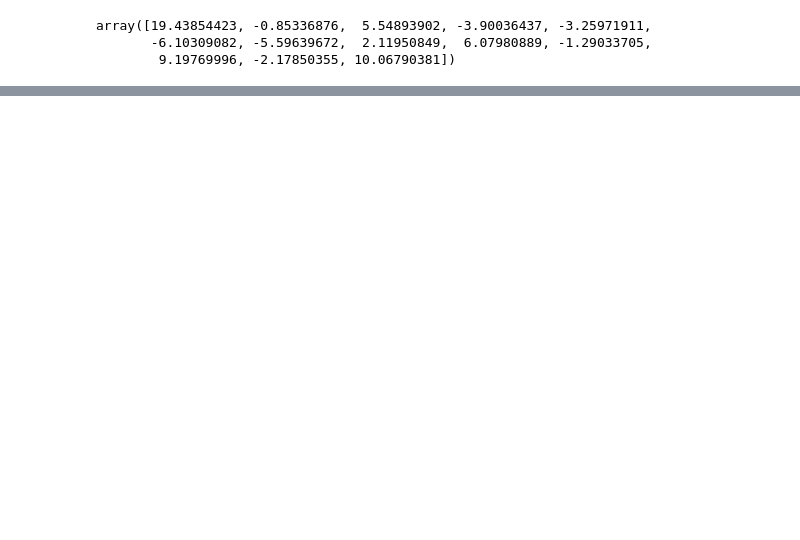
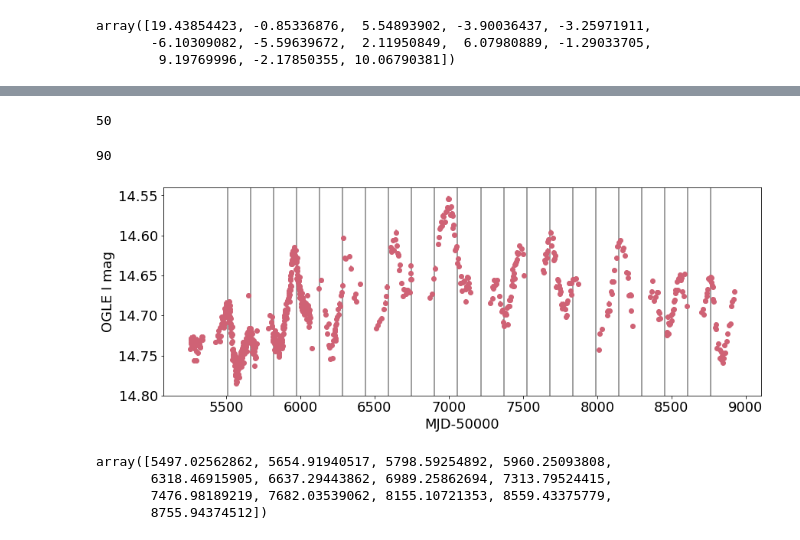
Before and after one commit to lenatreiber/LXP69.5, a Jupyter notebook: LXP69.5FlareModelling.ipynb, the cells around one changed output, grey strips where cells are left out. Cells and saved outputs as stored; diff of their text form; code cells hidden in the pictures; blank space fills up the shorter version.

```diff
--- a/LXP69.5FlareModelling.ipynb
+++ b/LXP69.5FlareModelling.ipynb
@@ -1715,0 +1778,10 @@ array([19.43854423, -0.85336876,  5.54893902, -3.90036437, -3.25971911,
+# %%
+#compare redchi of gaussian+line and triangle
+trchis = []
+for i in range(13):
+    if i == 2:
+    #changes based on div; doesn't work with div=0
+        pk,chi,rchi = f.triangfit(sog4,flareinds,i,div=3,plot=False,chis=True)
+    else:
+        pk,chi,rchi = f.triangfit(sog4,flareinds,i,plot=False,chis=True)
+    trchis.append(rchi)
@@ -1715,0 +1870,27 @@ array([19.43854423, -0.85336876,  5.54893902, -3.90036437, -3.25971911,
+# %%
+len(result2.init_fit)
+# %% [output]
+50
+# %%
+len(result.best_fit)
+# %% [output]
+90
+# %%
+plt.figure(figsize=(14,5))
+plt.errorbar(sog4['MJD-50000'],sog4['I mag'],yerr=sog4['I mag err'],linestyle='none',marker='o',color='#CF6275')
+plt.ylim(14.8,14.54)
+plt.tick_params(labelsize=18)
+plt.xlabel('MJD-50000',fontsize=18)
+plt.ylabel('OGLE I mag',fontsize=18)
+for i in range(22):
+    plt.axvline(5510+155*i,color='grey')
+plt.savefig('presIlc.png',dpi=200,bbox_inches='tight',transparent=True)
+# %% [output]
+[figure, added]
+# %%
+gcenters
+# %% [output]
+array([5497.02562862, 5654.91940517, 5798.59254892, 5960.25093808,
+       6318.46915905, 6637.29443862, 6989.25862694, 7313.79524415,
+       7476.98189219, 7682.03539062, 8155.10721353, 8559.43375779,
+       8755.94374512])
```
Also changed, not shown: parts of 67 cells of this notebook.
